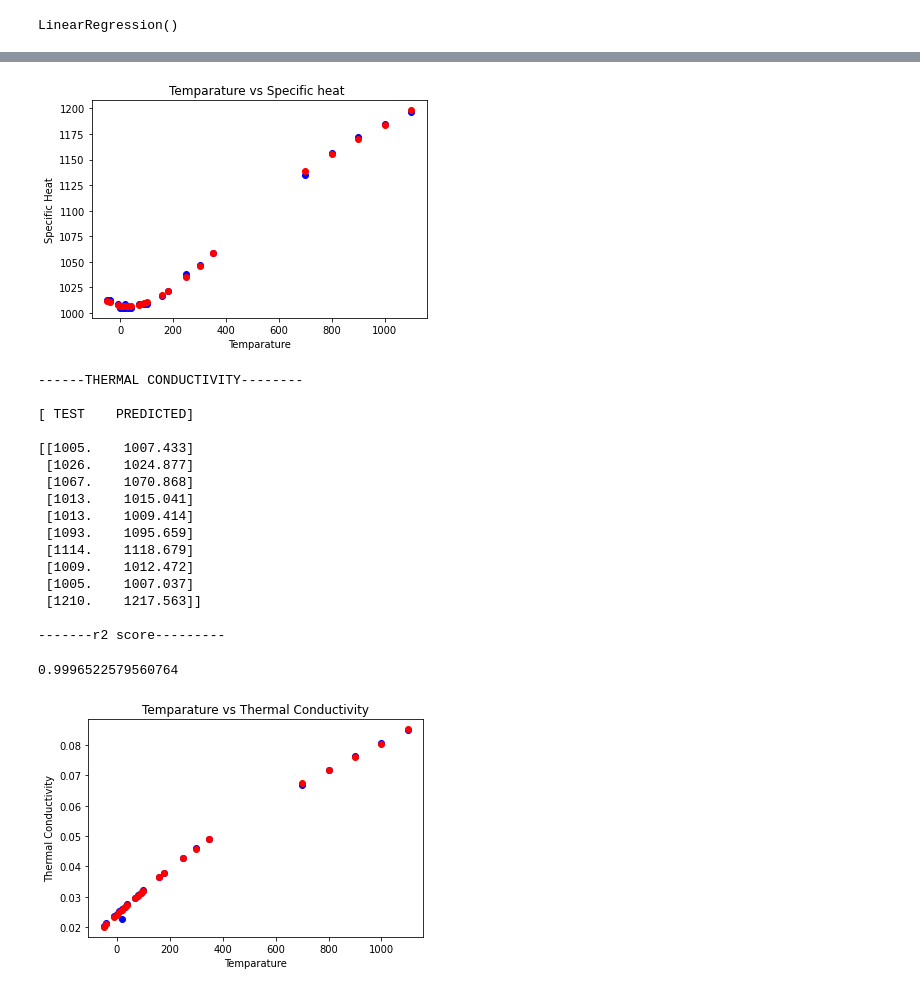
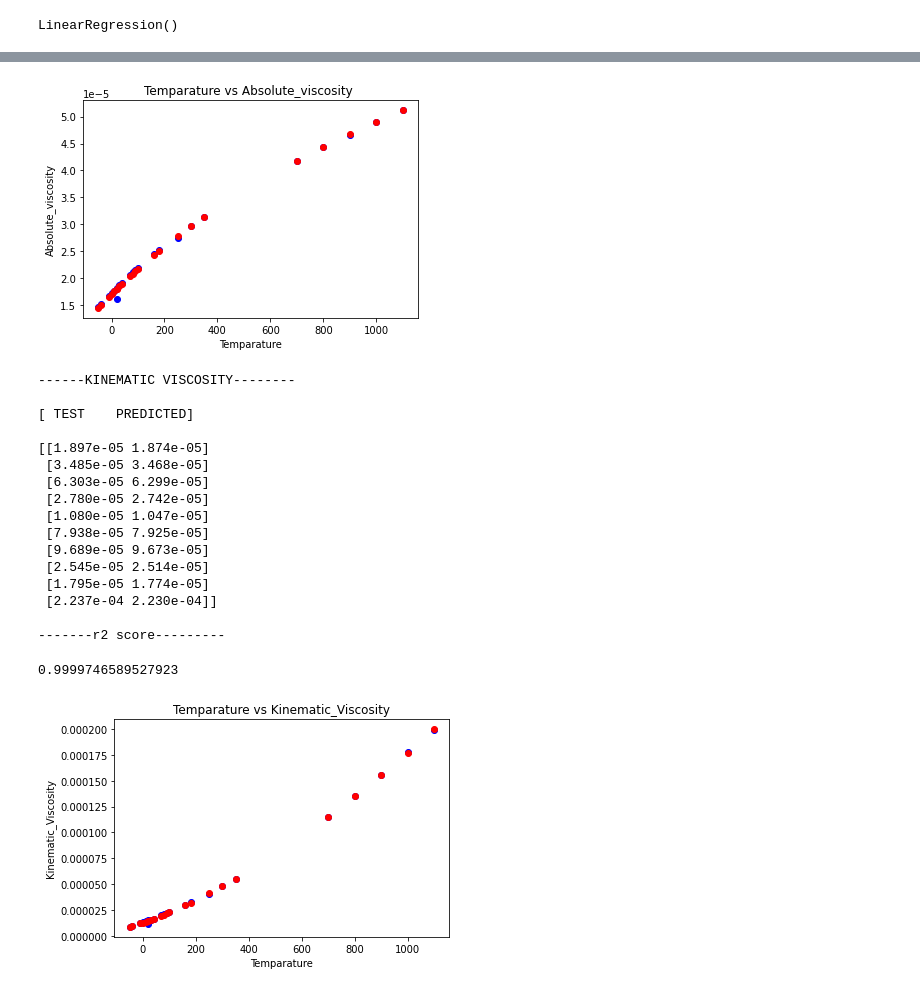
Before and after one commit to Raju-Komarapu/BTech-miniProject_2_PolynomialRegression, a Jupyter notebook: Mini_Project-2.ipynb, the cells around one changed output, grey strips where cells are left out. Cells and saved outputs as stored; diff of their text form; code cells hidden in the pictures.

```diff
--- a/Mini_Project-2.ipynb
+++ b/Mini_Project-2.ipynb
@@ -15,7 +8,7 @@ Drive already mounted at /content/drive; to attempt to forcibly remount, call dr
 # %%
 #Importing DataSet
-data=pd.read_csv('/content/drive/MyDrive/PROJECT/databook csv.csv')
+data=pd.read_csv('DATA.csv')
 
 x=data.iloc[:,:1].values  #Features
 
-y=data.iloc[:,5:8].values #Dependent variables
+y=data.iloc[:,1:8].values #Dependent variables
@@ -253,7 +264,7 @@ r2_score(y_test[:,1],y_pred[:,1])
 # %%
 yy = regressor.predict(poly_reg.fit_transform(x_train))
 
-plt.title("Temparature vs Specific heat ")
+plt.title("Temparature vs Absolute_viscosity ")
 
 plt.scatter(x_train,y_train[:,1],color = "blue")
 
@@ -261,13 +272,13 @@ plt.scatter(x_train,yy[:,1],color = 'red')
 
 plt.xlabel("Temparature")
 
-plt.ylabel("Specific Heat")
+plt.ylabel("Absolute_viscosity")
 
 plt.show()
 # %% [output]
-[figure, old version]
+[figure, new version]
 # %%
-print("------THERMAL CONDUCTIVITY--------\n")
+print("------KINEMATIC VISCOSITY--------\n")
 
 np.set_printoptions(precision=3)
 
@@ -275,42 +286,42 @@ print("[ TEST    PREDICTED]")
 
 print()
 
-print(np.concatenate((y_test[:,1].reshape(len(y_test[:,1]),1),y_pred[:,1].reshape(len(y_pred[:,1]),1)),1))
+print(np.concatenate((y_test[:,2].reshape(len(y_test[:,2]),1),y_pred[:,2].reshape(len(y_pred[:,2]),1)),1))
 
 print("\n-------r2 score---------\n")
 
 r2_score(y_test[:,2],y_pred[:,2])
 # %% [output]
-------THERMAL CONDUCTIVITY--------
+------KINEMATIC VISCOSITY--------
 
 [ TEST    PREDICTED]
 
-[[1005.    1007.433]
- [1026.    1024.877]
- [1067.    1070.868]
- [1013.    1015.041]
- [1013.    1009.414]
- [1093.    1095.659]
- [1114.    1118.679]
- [1009.    1012.472]
- [1005.    1007.037]
- [1210.    1217.563]]
+[[1.897e-05 1.874e-05]
+ [3.485e-05 3.468e-05]
+ [6.303e-05 6.299e-05]
+ [2.780e-05 2.742e-05]
+ [1.080e-05 1.047e-05]
+ [7.938e-05 7.925e-05]
+ [9.689e-05 9.673e-05]
+ [2.545e-05 2.514e-05]
+ [1.795e-05 1.774e-05]
+ [2.237e-04 2.230e-04]]
 
 -------r2 score---------
-0.9996522579560764
+0.9999746589527923
 # %%
 yy = regressor.predict(poly_reg.fit_transform(x_train))
 
-plt.title("Temparature vs Thermal Conductivity")
+plt.title("Temparature vs Kinematic_Viscosity")
 
 plt.scatter(x_train,y_train[:,2],color = "blue")
 
 plt.scatter(x_train,yy[:,2],color = 'red')
 
 plt.xlabel("Temparature")
 
-plt.ylabel("Thermal Conductivity")
+plt.ylabel("Kinematic_Viscosity")
 
 plt.show()
 # %% [output]
-[figure, old version]
+[figure, new version]
```
Also changed, not shown: parts of 20 cells of this notebook.
